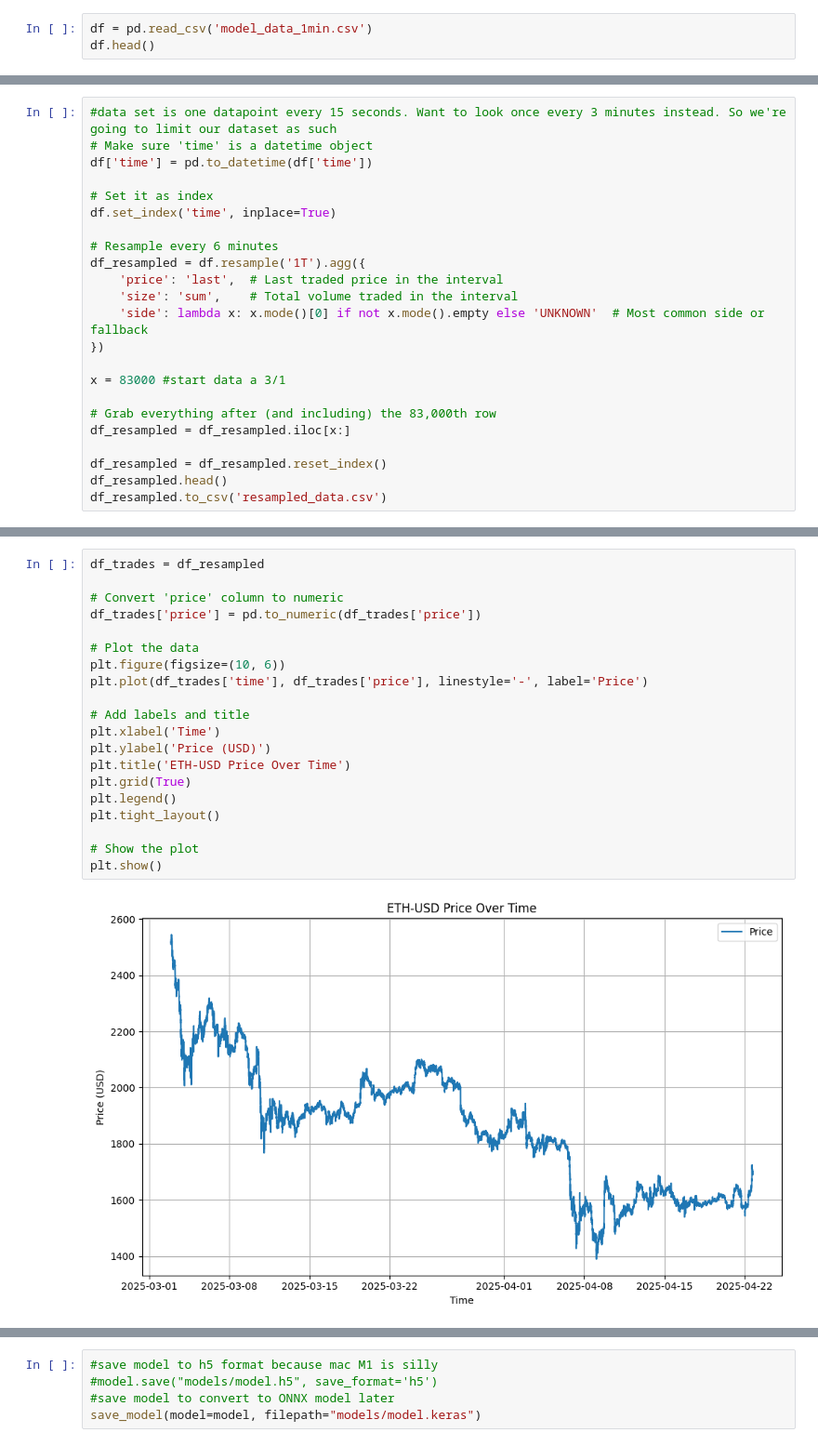
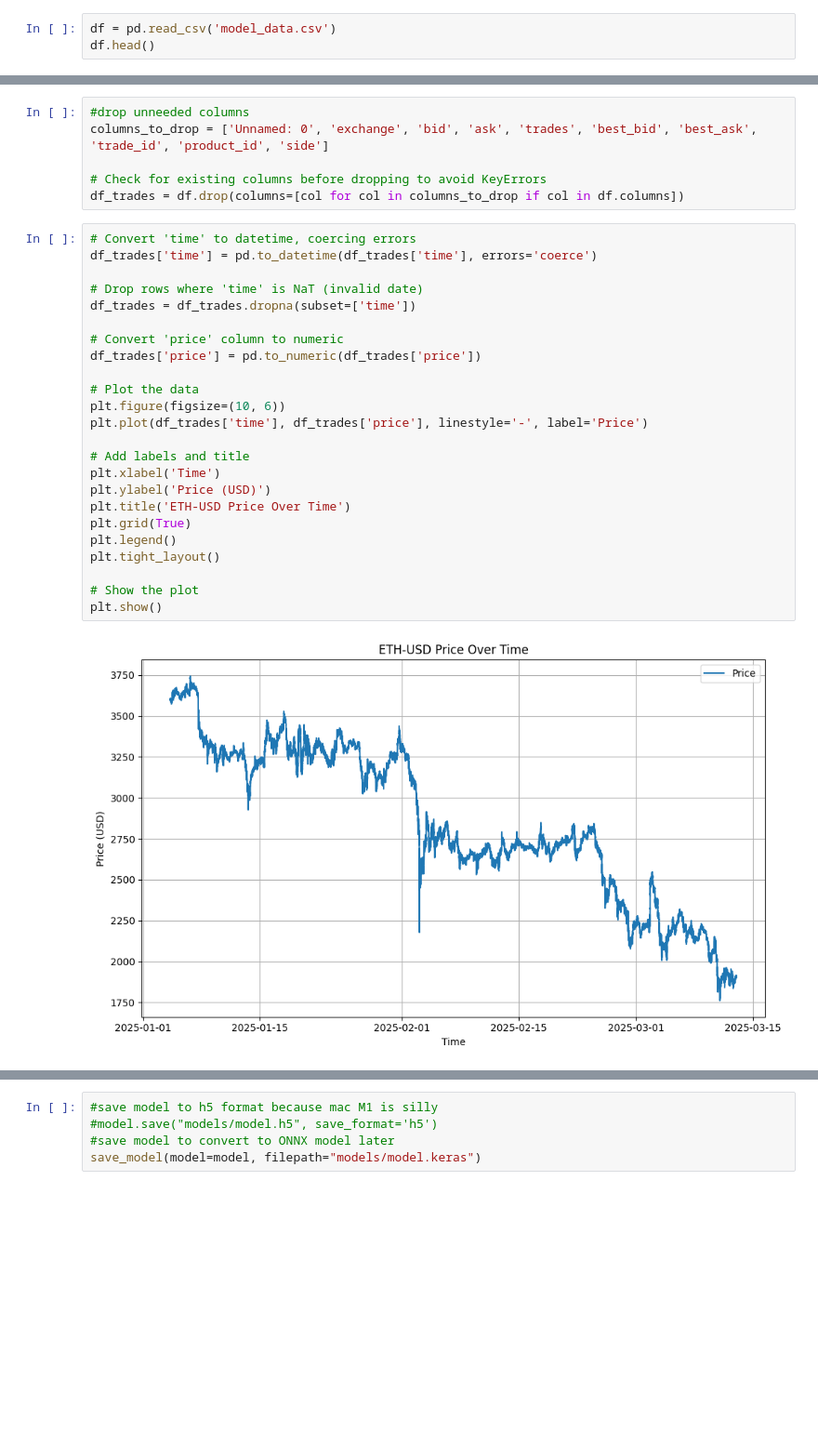
Before and after one commit to mmandelb2201/AITrader, a Jupyter notebook: model/model.ipynb, the cells around one changed output, grey strips where cells are left out. Shown at 93% size. Drawn from its saved outputs; the diff is of its cells as text; blank space fills up the shorter version.

```diff
--- a/model/model.ipynb
+++ b/model/model.ipynb
@@ -13,4 +13,4 @@ from sklearn.preprocessing import MinMaxScaler, RobustScaler, StandardScaler
 # %%
-df = pd.read_csv('model_data_1min.csv')
+df = pd.read_csv('model_data.csv')
 df.head()
 # %% [output]
@@ -23,24 +23 @@ df.head()
 5 rows × 59 columns
-# %%
-#data set is one datapoint every 15 seconds. Want to look once every 3 minutes instead. So we're going to limit our dataset as such
-# Make sure 'time' is a datetime object
-df['time'] = pd.to_datetime(df['time'])
-
-# Set it as index
-df.set_index('time', inplace=True)
-
-# Resample every 6 minutes
-df_resampled = df.resample('1T').agg({
-    'price': 'last',  # Last traded price in the interval
-    'size': 'sum',    # Total volume traded in the interval
-    'side': lambda x: x.mode()[0] if not x.mode().empty else 'UNKNOWN'  # Most common side or fallback
-})
-
-x = 83000 #start data a 3/1
-
-# Grab everything after (and including) the 83,000th row
-df_resampled = df_resampled.iloc[x:]
-
-df_resampled = df_resampled.reset_index()
-df_resampled.head()
-df_resampled.to_csv('resampled_data.csv')
@@ -59,25 +24,35 @@ df_resampled.head()
+# %%
+#drop unneeded columns
+columns_to_drop = ['Unnamed: 0', 'exchange', 'bid', 'ask', 'trades', 'best_bid', 'best_ask', 'trade_id', 'product_id', 'side']
+
+# Check for existing columns before dropping to avoid KeyErrors
+df_trades = df.drop(columns=[col for col in columns_to_drop if col in df.columns])
 # %%
-df_trades = df_resampled
+# Convert 'time' to datetime, coercing errors
+df_trades['time'] = pd.to_datetime(df_trades['time'], errors='coerce')
+
+# Drop rows where 'time' is NaT (invalid date)
+df_trades = df_trades.dropna(subset=['time'])
 
 # Convert 'price' column to numeric
 df_trades['price'] = pd.to_numeric(df_trades['price'])
 
 # Plot the data
 plt.figure(figsize=(10, 6))
 plt.plot(df_trades['time'], df_trades['price'], linestyle='-', label='Price')
 
 # Add labels and title
 plt.xlabel('Time')
 plt.ylabel('Price (USD)')
 plt.title('ETH-USD Price Over Time')
 plt.grid(True)
 plt.legend()
 plt.tight_layout()
 
 # Show the plot
 plt.show()
 # %% [output]
-[figure, old version]
+[figure, new version]
 # %%
 # Ensure time column is sorted
 df_trades = df_trades.sort_values('time')
```
Also changed, not shown: parts of 18 cells of this notebook, 33 other files.
